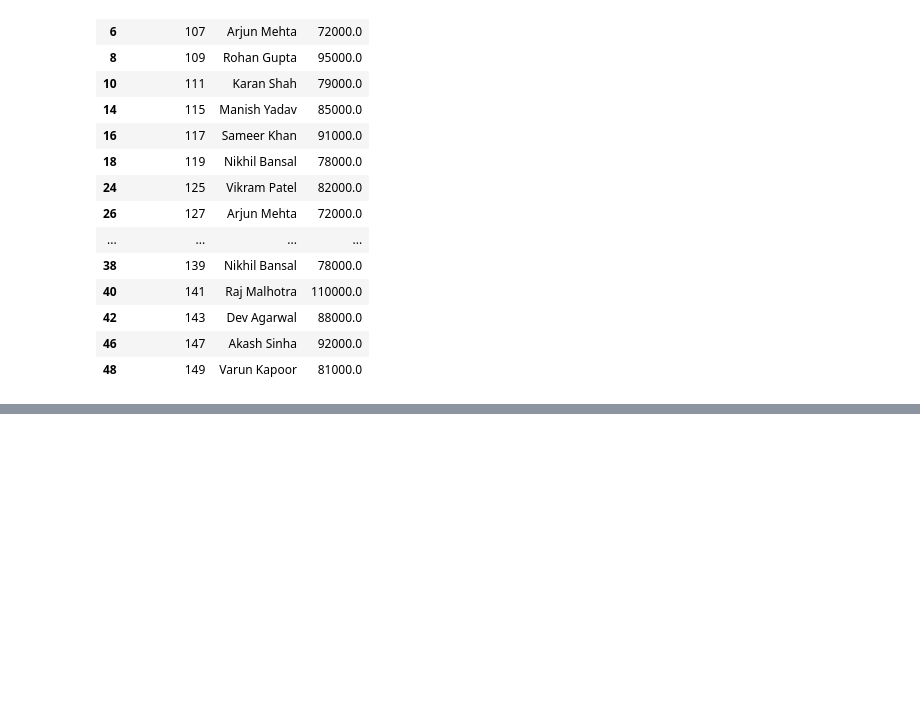
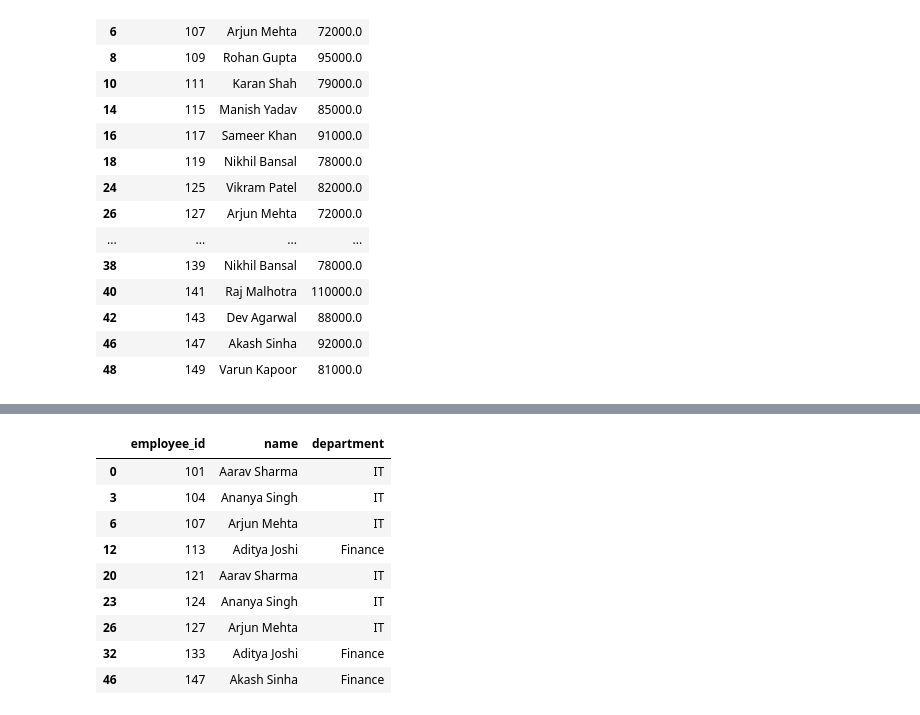
Before and after one commit to Vasista-G/GoogleCollab_Python, a Jupyter notebook: Pandaslearn.ipynb, the cells around one changed output, grey strips where cells are left out. Saved outputs shown, nothing was run; the diff lists cells and outputs as text; code cells hidden in the pictures; blank space fills up the shorter version.

```diff
--- a/Pandaslearn.ipynb
+++ b/Pandaslearn.ipynb
@@ -118,0 +101,17 @@ emp[emp["salary"].between(60000, 80000)]
+# %%
+#5.	Find employees whose name starts with "A".
+
+emp[emp["name"].str.startswith("A")][["employee_id", "name"]]
+
+emp.loc[emp["name"].str.startswith("A"), ["employee_id", "name","department"]]
+# %% [output]
+|  | employee_id | name | department |
+| 0 | 101 | Aarav Sharma | IT |
+| 3 | 104 | Ananya Singh | IT |
+| 6 | 107 | Arjun Mehta | IT |
+| 12 | 113 | Aditya Joshi | Finance |
+| 20 | 121 | Aarav Sharma | IT |
+| 23 | 124 | Ananya Singh | IT |
+| 26 | 127 | Arjun Mehta | IT |
+| 32 | 133 | Aditya Joshi | Finance |
+| 46 | 147 | Akash Sinha | Finance |
```
Also changed, not shown: parts of 6 cells of this notebook.
